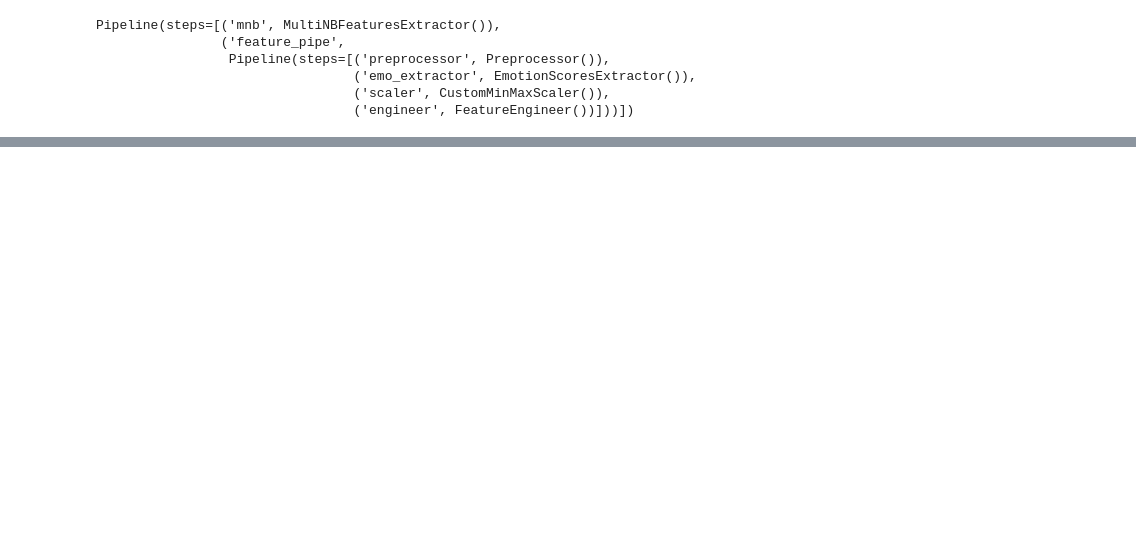
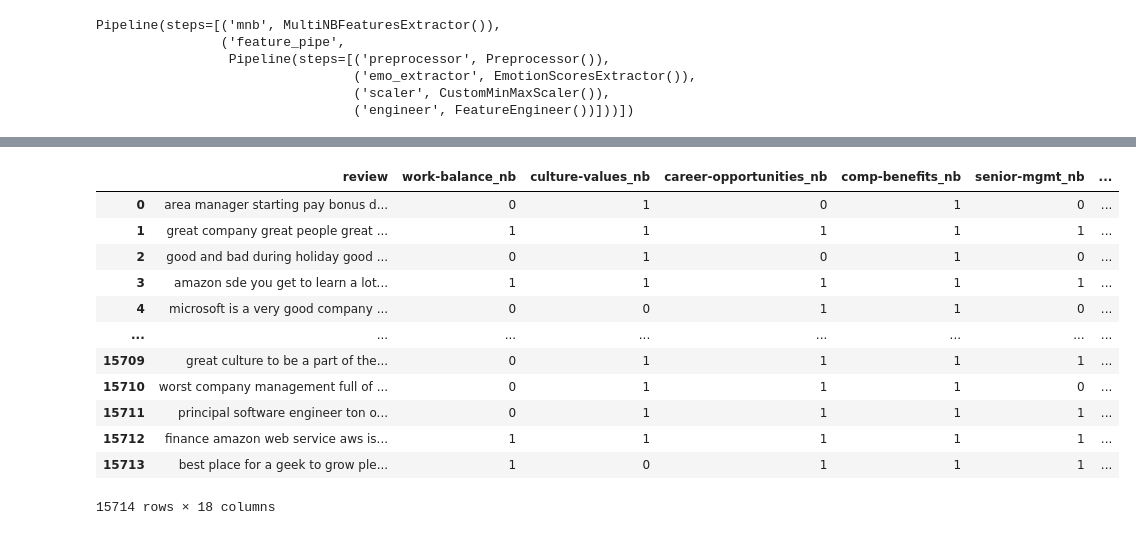
Before and after one commit to theresa-sporn/WorkforceSentimentMonitoring, a Jupyter notebook: notebooks/last_try.ipynb, the cells around one changed output, grey strips where cells are left out. Cells and saved outputs as stored; diff of their text form; code cells hidden in the pictures; blank space fills up the shorter version.

Commit message:
Rerun trained models and gridsearch

```diff
--- a/notebooks/last_try.ipynb
+++ b/notebooks/last_try.ipynb
@@ -71,3 +56,3 @@ Pipeline(steps=[('vectorizer',
 # %%
-fea_pipe = joblib.load(os.path.join(model_path, 'final_pipe.joblib'))
-fea_pipe
+#fea_pipe = joblib.load(os.path.join(model_path, 'final_pipe.joblib'))
+#fea_pipe
@@ -96,5 +76,5 @@ joblib.dump(last_pipe, 'joblib_files/last_pipe_test')
 # %% [output]
 ['joblib_files/last_pipe_test']
 # %%
-feature_pipe = joblib.load(os.path.join(model_path, 'feature_pipeline.joblib'))
-feature_pipe
+#feature_pipe = joblib.load(os.path.join(model_path, 'feature_pipeline.joblib'))
+#feature_pipe
@@ -199,5 +138,3 @@ Pipeline(steps=[('mnb', MultiNBFeaturesExtractor()),
                                  ('emo_extractor', EmotionScoresExtractor()),
                                  ('scaler', CustomMinMaxScaler()),
                                  ('engineer', FeatureEngineer())]))])
-# %%
-X_test_cp_final = test_pipe.fit_transform(X_test_cp.iloc[:,:1])
@@ -275,0 +141,18 @@ sgd_final_overall.best_estimator_
+# %%
+X_test_cp_final = test_pipe.fit_transform(X_test_cp)
+# %%
+X_test_cp_final
+# %% [output]
+|  | review | work-balance_nb | culture-values_nb | career-opportunities_nb | comp-benefits_nb | senior-mgmt_nb | ... |
+| 0 | area manager starting pay bonus d... | 0 | 1 | 0 | 1 | 0 | ... |
+| 1 | great company great people great ... | 1 | 1 | 1 | 1 | 1 | ... |
+| 2 | good and bad during holiday good ... | 0 | 1 | 0 | 1 | 0 | ... |
+| 3 | amazon sde you get to learn a lot... | 1 | 1 | 1 | 1 | 1 | ... |
+| 4 | microsoft is a very good company ... | 0 | 0 | 1 | 1 | 0 | ... |
+| ... | ... | ... | ... | ... | ... | ... | ... |
+| 15709 | great culture to be a part of the... | 0 | 1 | 1 | 1 | 1 | ... |
+| 15710 | worst company management full of ... | 0 | 1 | 1 | 1 | 0 | ... |
+| 15711 | principal software engineer ton o... | 0 | 1 | 1 | 1 | 1 | ... |
+| 15712 | finance amazon web service aws is... | 1 | 1 | 1 | 1 | 1 | ... |
+| 15713 | best place for a geek to grow ple... | 1 | 0 | 1 | 1 | 1 | ... |
+15714 rows × 18 columns
```
Also changed, not shown: parts of 84 cells of this notebook, 1 other file.
